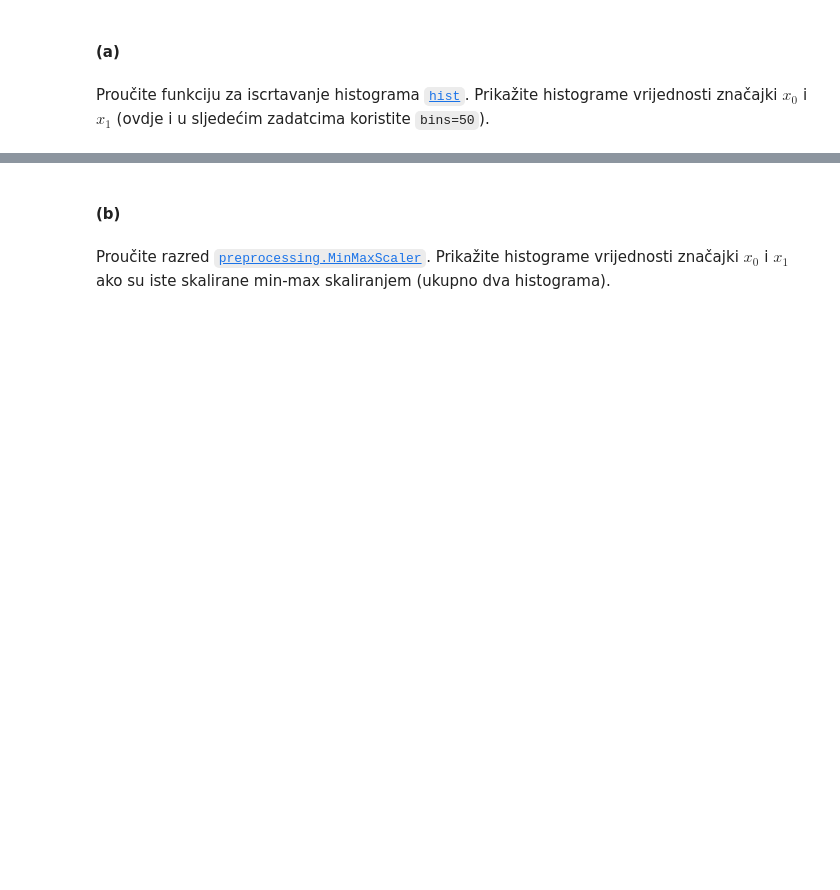
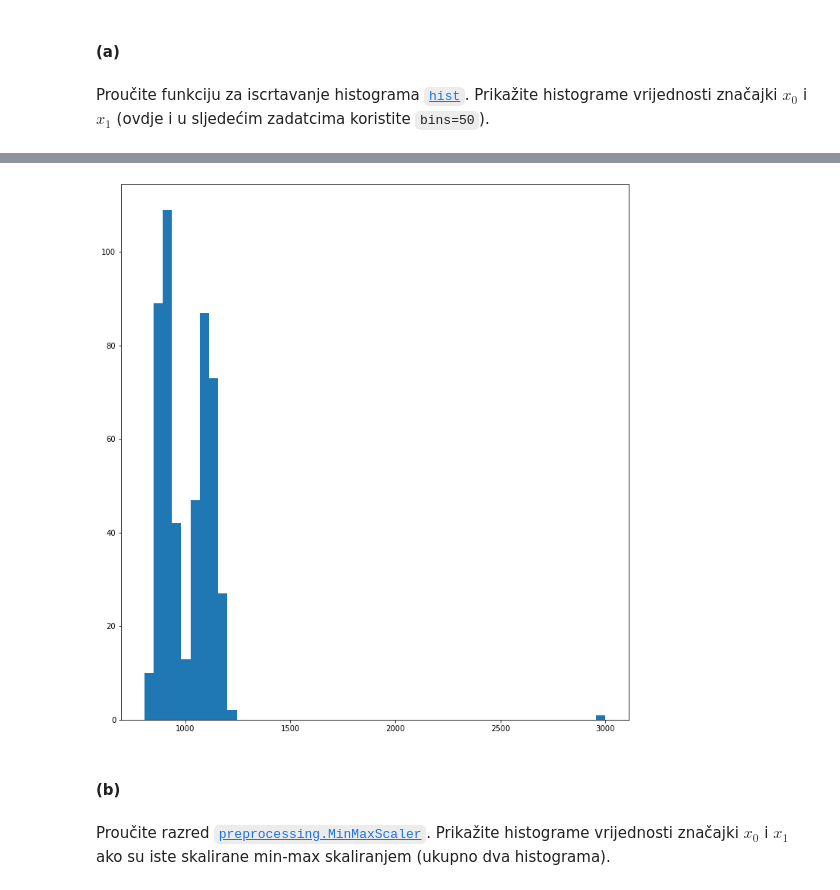
Before and after one commit to sskender/machine-learning-1, a Jupyter notebook: SU1-2021-08-09-10-SVM.ipynb, the cells around one changed output, grey strips where cells are left out. Drawn from its saved outputs; the diff is of its cells as text; code cells hidden in the pictures; blank space fills up the shorter version.

```diff
--- a/SU1-2021-08-09-10-SVM.ipynb
+++ b/SU1-2021-08-09-10-SVM.ipynb
@@ -283,3 +440,9 @@ Proučite funkciju za iscrtavanje histograma [`hist`](http://matplotlib.org/api/
+# %%
+X1 = X[:, 1]
+plt.hist(X1, bins=50)
+plt.show()
+# %% [output]
+[figure, added]
 # %% [markdown]
 #### (b)
 # %% [markdown]
```
Also changed, not shown: parts of 18 cells of this notebook, 1 other file.
